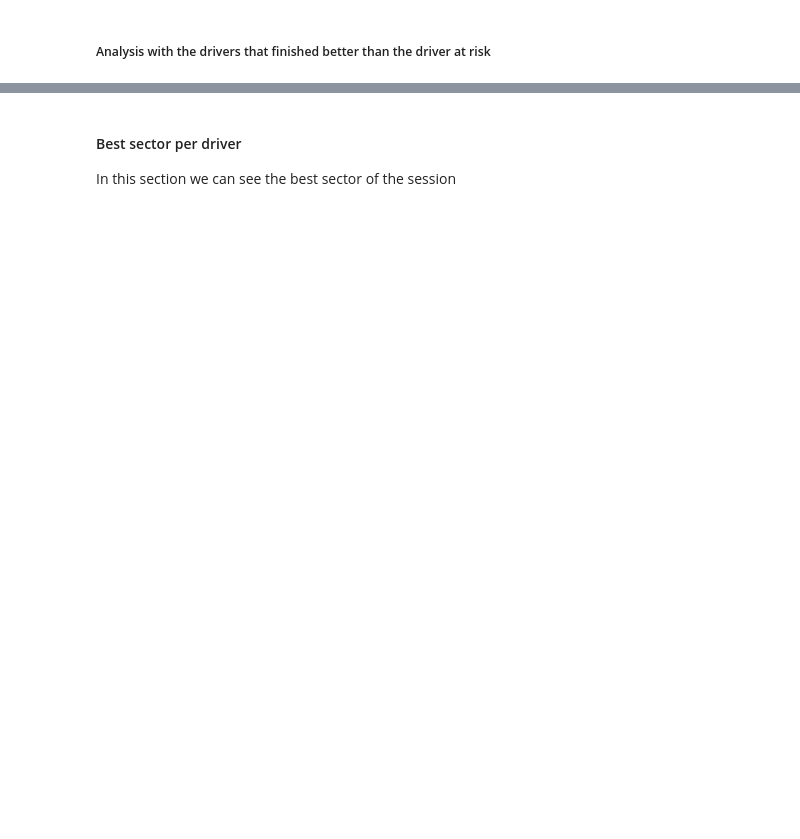
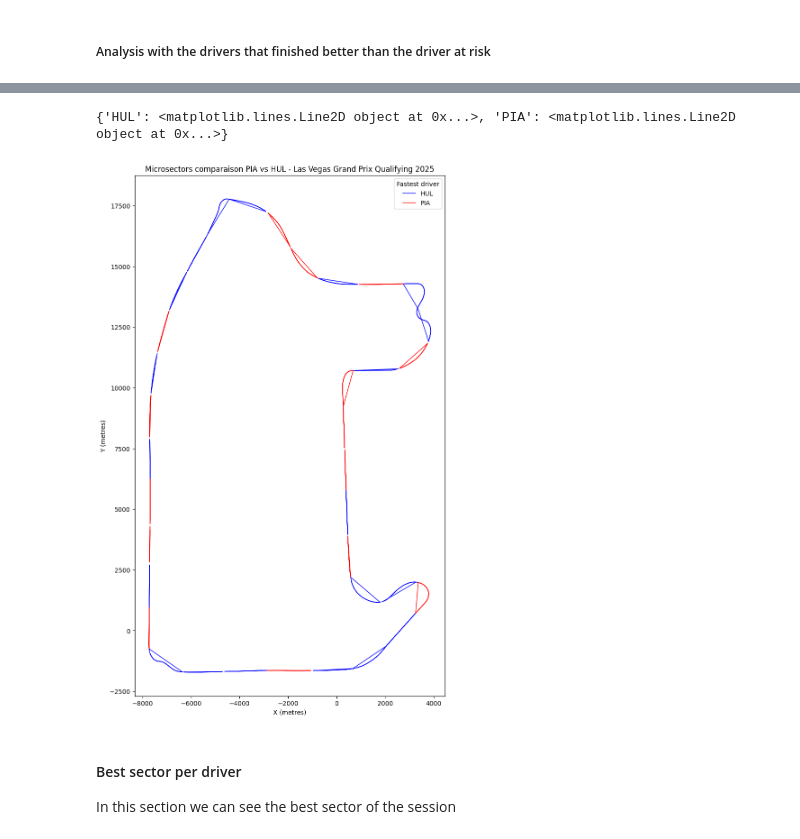
Before and after one commit to frankdelpiero/F1_notebooks, a Jupyter notebook: F1_25/LasVegas_Recap.ipynb, the cells around one changed output, grey strips where cells are left out. Drawn from its saved outputs; the diff is of its cells as text; code cells hidden in the pictures; blank space fills up the shorter version.

```diff
--- a/F1_25/LasVegas_Recap.ipynb
+++ b/F1_25/LasVegas_Recap.ipynb
@@ -526,3 +688,7 @@ newdataset2
+# %%
+driver_1 = P10.name_acronym.values[0]
+driver_2 = np.array(newdataset2.name_acronym)[0]
+val = P10.lap_duration.values[0]
 # %%
 
 libraryDataF1.draw_gap(P10,10,15,q2Data,drivers,session)
@@ -537,3 +716,8 @@ newdataset2
+# %%
+comparaison_microsectors(driver_1,driver_2,val)
+# %% [output]
+{'HUL': <matplotlib.lines.Line2D object at 0x...>, 'PIA': <matplotlib.lines.Line2D object at 0x...>}
+[figure, added]
 # %% [markdown]
 #### Best sector per driver
 In this section we can see the best sector of the session
```
Also changed, not shown: parts of 50 cells of this notebook.
